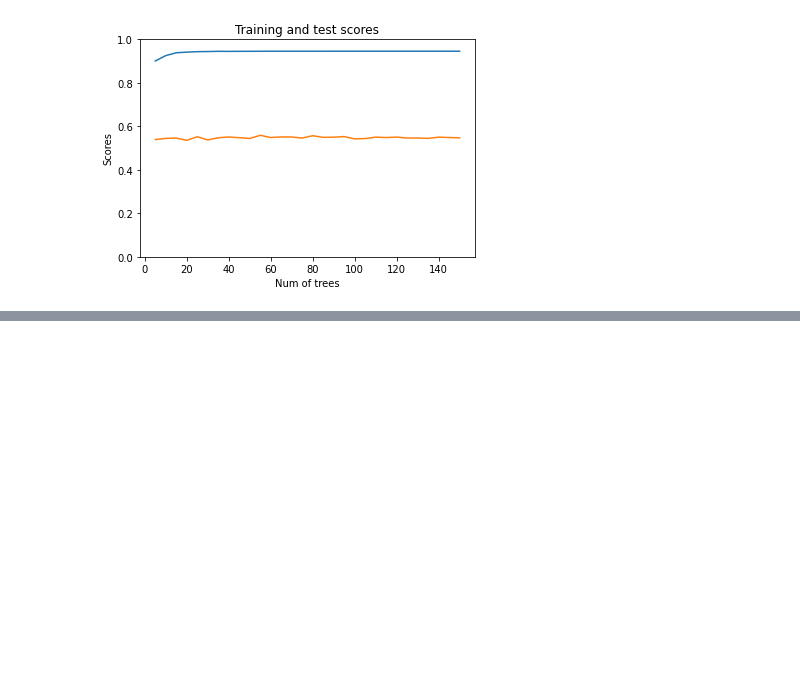
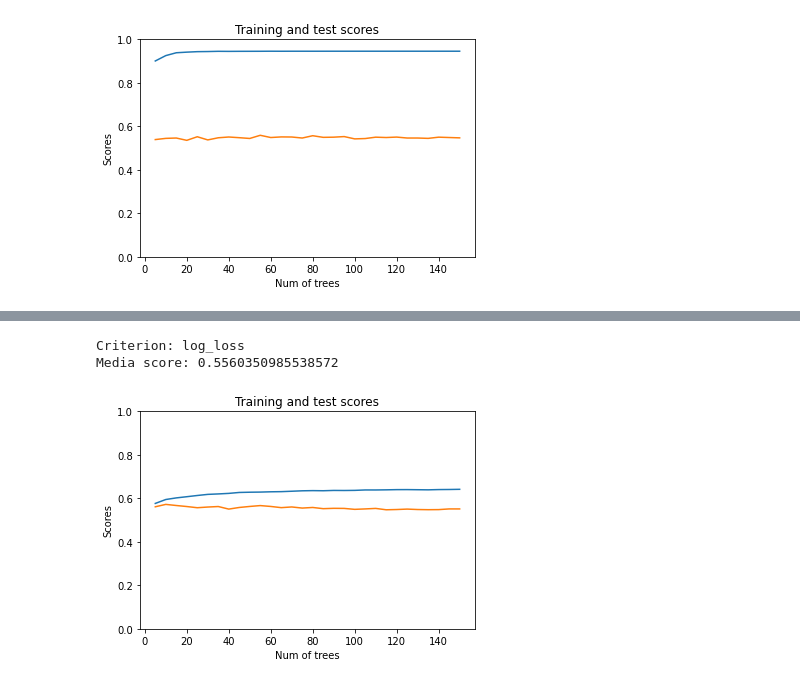
Before and after one commit to antoniomari/Ingegneria-della-conoscenza, a Jupyter notebook: source/Supervised nb.ipynb, the cells around one changed output, grey strips where cells are left out. Saved outputs shown, nothing was run; the diff lists cells and outputs as text; code cells hidden in the pictures; blank space fills up the shorter version.

Commit message:
Completati ensemble

```diff
--- a/source/Supervised nb.ipynb
+++ b/source/Supervised nb.ipynb
@@ -347,0 +335,18 @@ for loss in {"exponential", "log_loss"}:
+# %%
+from sklearn.ensemble import AdaBoostClassifier
+
+
+mean_train_score = []
+mean_test_score = []
+for i in range(5, 151, 5):
+    best_forest, train_sc, test_sc = k_fold(X, y, 10, classifier=AdaBoostClassifier(n_estimators=i))
+    mean_train_score.append(train_sc)
+    mean_test_score.append(test_sc)
+
+print(f"Media score: {np.average(mean_test_score)}")
+
+plot_scores([i for i in range(5, 151, 5)], mean_train_score, mean_test_score, "Num of trees")
+# %% [output]
+Criterion: log_loss
+Media score: 0.5560350985538572
+[figure, added]
```
Also changed, not shown: parts of 9 cells of this notebook.
